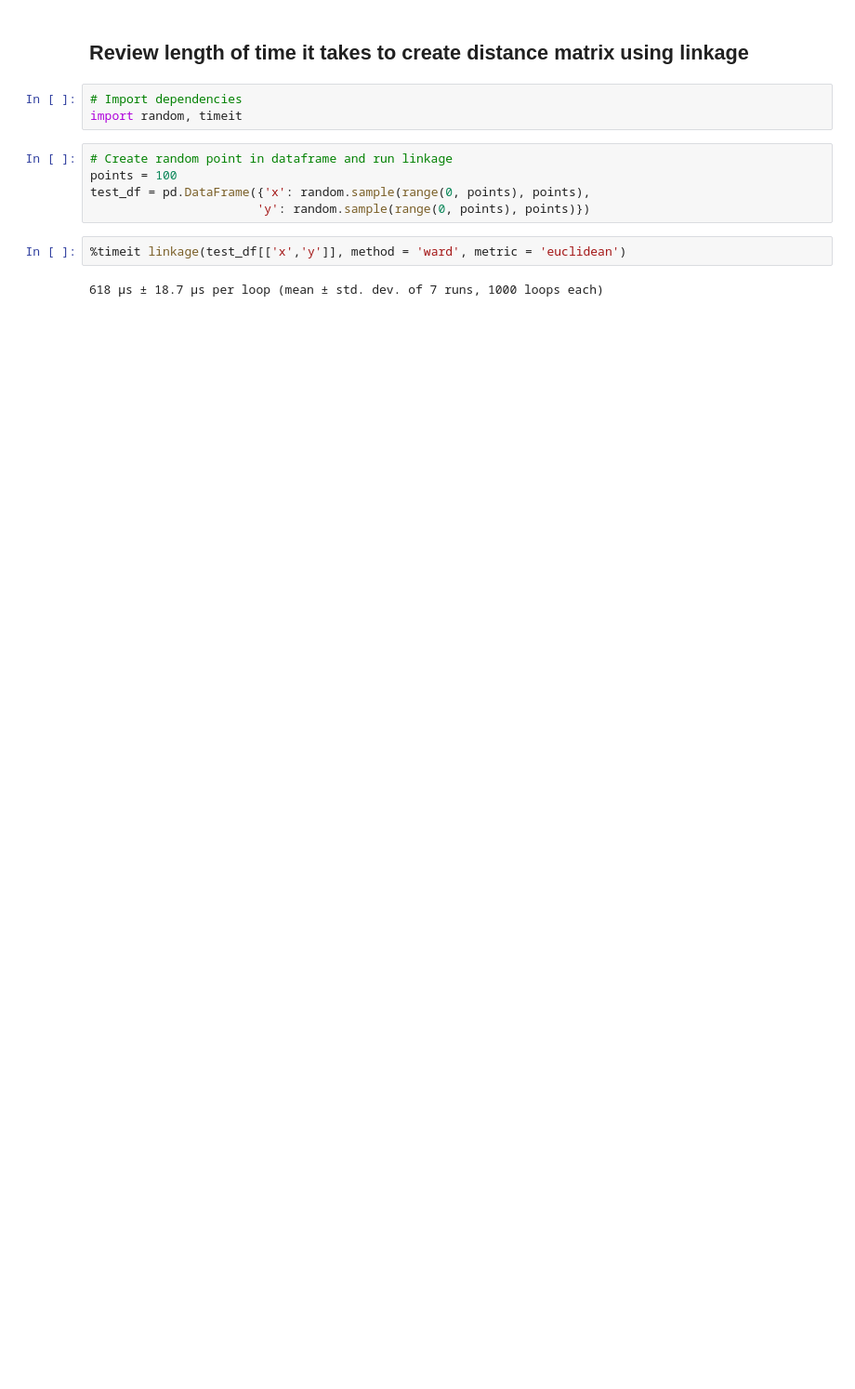
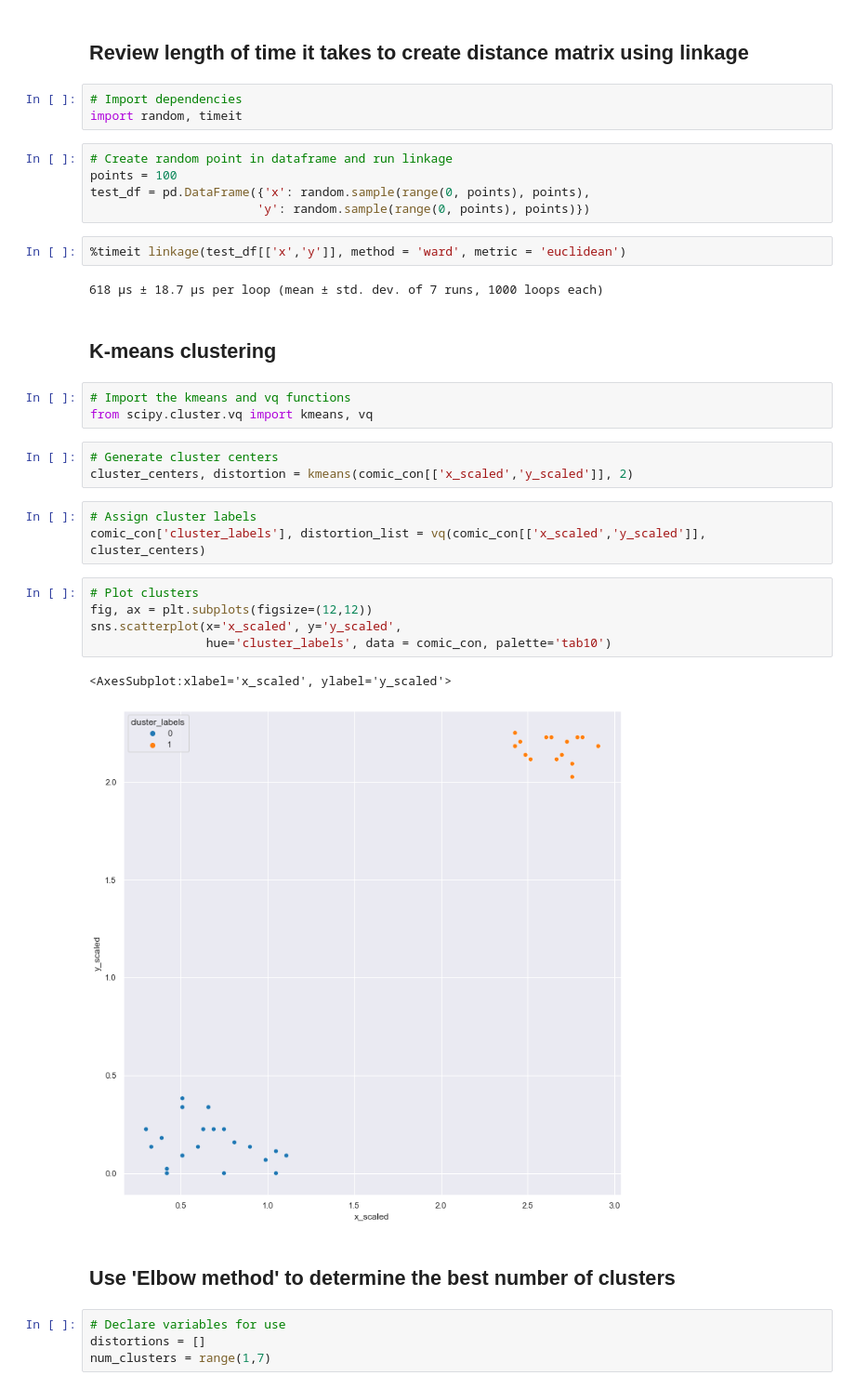
Before and after one commit to kipmadden/Cluster-Analysis-in-Python, a Jupyter notebook: SciPy Clustering Basics.ipynb, the cells around one changed output. Shown: that part at 93% size. Saved outputs shown, nothing was run; the diff lists cells and outputs as text; blank space fills up the shorter version.

```diff
--- a/SciPy Clustering Basics.ipynb
+++ b/SciPy Clustering Basics.ipynb
@@ -293,3 +293,28 @@ test_df = pd.DataFrame({'x': random.sample(range(0, points), points),
 %timeit linkage(test_df[['x','y']], method = 'ward', metric = 'euclidean')
 # %% [output]
 618 µs ± 18.7 µs per loop (mean ± std. dev. of 7 runs, 1000 loops each)
+# %% [markdown]
+## K-means clustering
+# %%
+# Import the kmeans and vq functions
+from scipy.cluster.vq import kmeans, vq
+# %%
+# Generate cluster centers
+cluster_centers, distortion = kmeans(comic_con[['x_scaled','y_scaled']], 2)
+# %%
+# Assign cluster labels
+comic_con['cluster_labels'], distortion_list = vq(comic_con[['x_scaled','y_scaled']], cluster_centers)
+# %%
+# Plot clusters
+fig, ax = plt.subplots(figsize=(12,12))
+sns.scatterplot(x='x_scaled', y='y_scaled',
+                hue='cluster_labels', data = comic_con, palette='tab10')
+# %% [output]
+<AxesSubplot:xlabel='x_scaled', ylabel='y_scaled'>
+[figure, added]
+# %% [markdown]
+## Use 'Elbow method' to determine the best number of clusters
+# %%
+# Declare variables for use
+distortions = []
+num_clusters = range(1,7)
```
Also changed, not shown: parts of 4 cells of this notebook, 1 other file.
